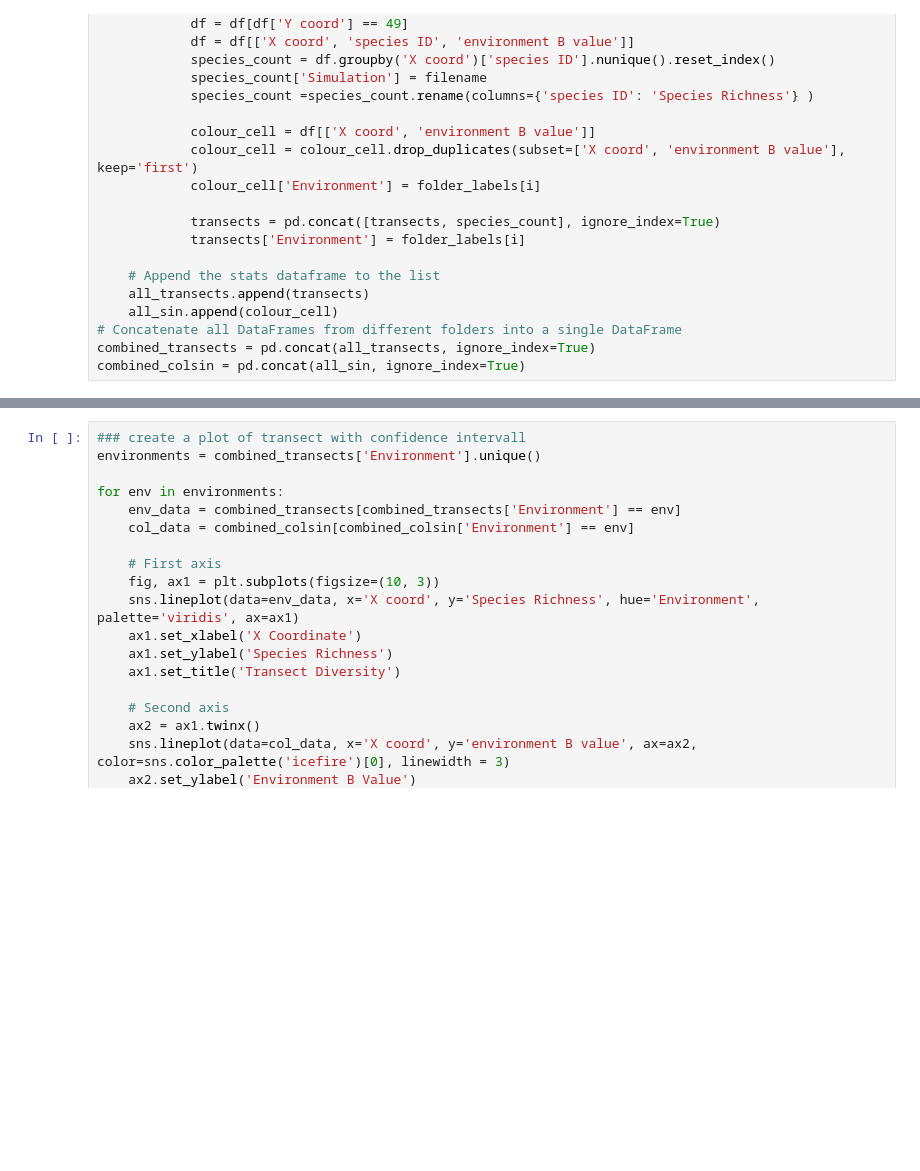
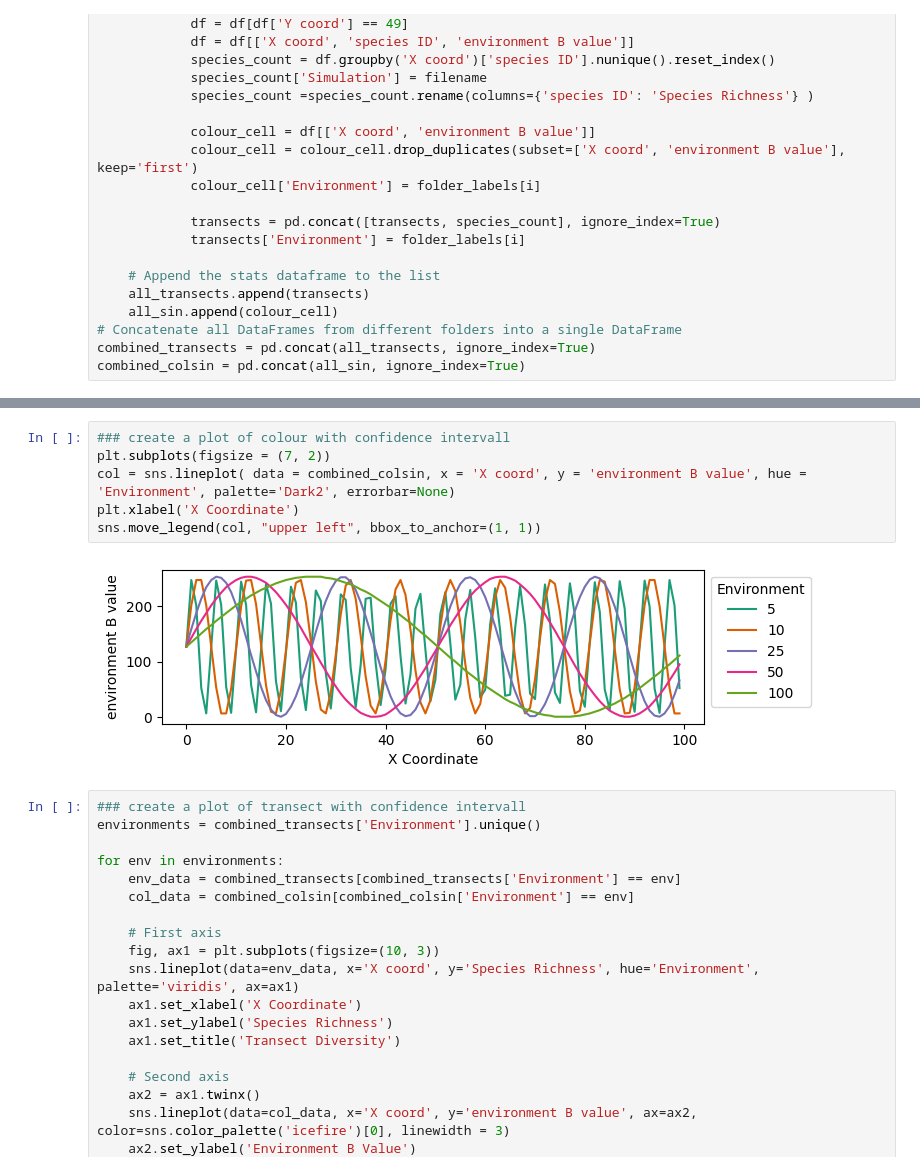
Before and after one commit to giuliabernardinieco/revosim-simulations, a Jupyter notebook: transects.ipynb, the cells around one changed output, grey strips where cells are left out. Cells and saved outputs as stored; diff of their text form; blank space fills up the shorter version.

```diff
--- a/transects.ipynb
+++ b/transects.ipynb
@@ -141,3 +153,11 @@ Text(0.5, 0, 'X Coordinate')
+# %%
+### create a plot of colour with confidence intervall
+plt.subplots(figsize = (7, 2))
+col = sns.lineplot( data = combined_colsin, x = 'X coord', y = 'environment B value', hue = 'Environment', palette='Dark2', errorbar=None)
+plt.xlabel('X Coordinate')
+sns.move_legend(col, "upper left", bbox_to_anchor=(1, 1))
+# %% [output]
+[figure, added]
 # %%
 ### create a plot of transect with confidence intervall
 environments = combined_transects['Environment'].unique()
```
Also changed, not shown: parts of 9 cells of this notebook.
